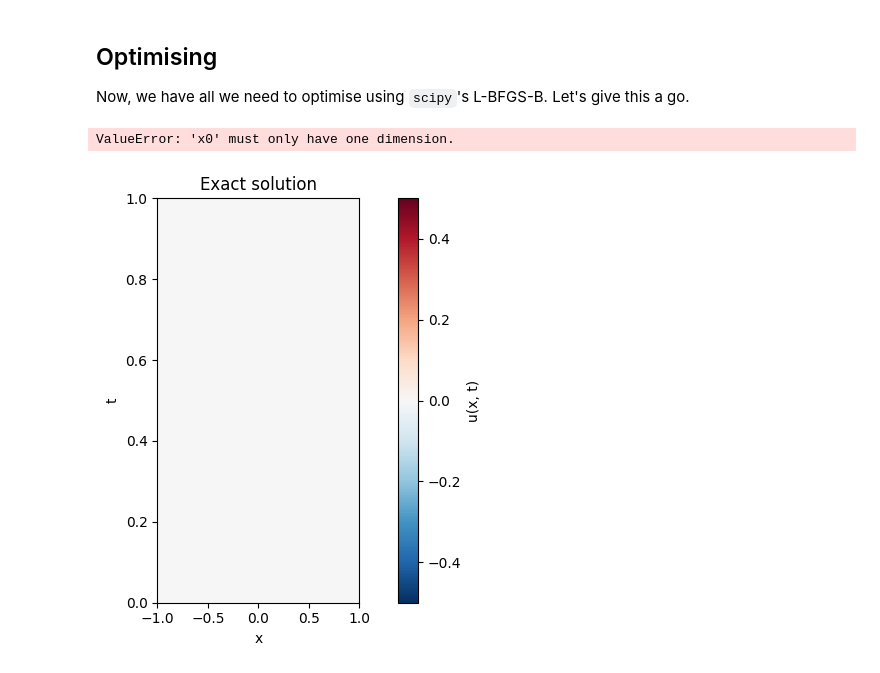
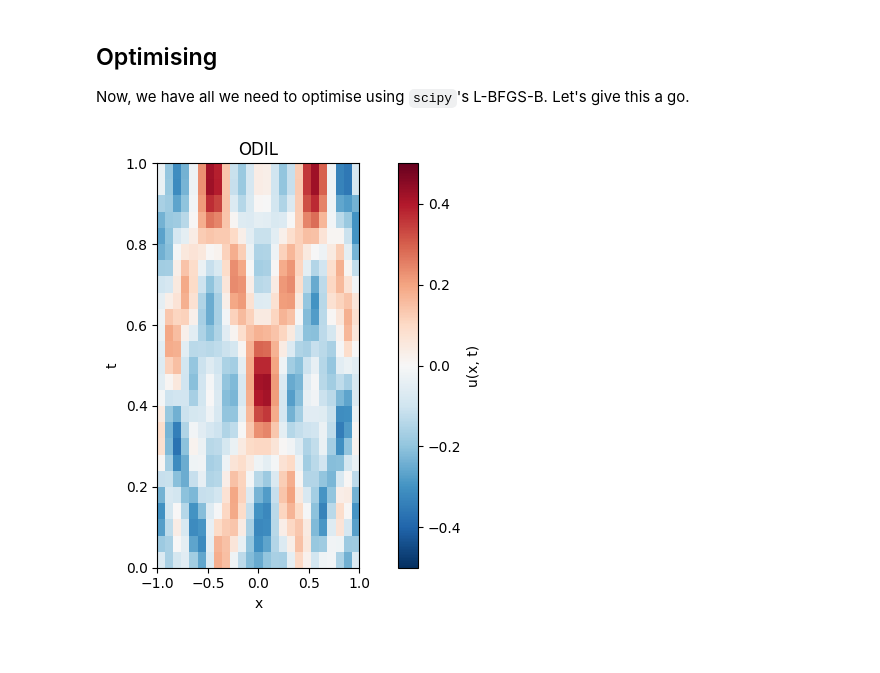
Before and after one commit to Commit2Cosmos/Transcranial-Ultrasound-ODIL, a Jupyter notebook: notebooks/reproduction/odil.ipynb, the cells around one changed output. Saved outputs shown, nothing was run; the diff lists cells and outputs as text; code cells hidden in the pictures.

```diff
--- a/notebooks/reproduction/odil.ipynb
+++ b/notebooks/reproduction/odil.ipynb
@@ -211,15 +217,16 @@ class DiscretePDELoss:
         return jnp.sum(R_pde**2) + jnp.sum(R_cond**2)
 
     # pde residual component
-    def _R_pde(self, params: jnp.ndarray) -> jnp.ndarray:
-        p = params.reshape(self.u.I, self.u.N)
-        utt = (p[1:-1, 2:]  - 2*p[1:-1, 1:-1] + p[1:-1, :-2]) / self.u.dt**2
-        uxx = (p[2:,   1:-1] - 2*p[1:-1, 1:-1] + p[:-2,  1:-1]) / self.u.dx**2
+    def _R_pde(self, params):
+        p = params.reshape(self.u.N, self.u.I)   # (time, space)
+        utt = (p[2:, 1:-1] - 2*p[1:-1, 1:-1] + p[:-2, 1:-1])  / self.u.dt**2  # varies time
+        uxx = (p[1:-1, 2:] - 2*p[1:-1, 1:-1] + p[1:-1, :-2])  / self.u.dx**2  # varies space
         return (utt - uxx).ravel()
+
 
     # boundary condition component
     def _R_cond(self, params: jnp.ndarray) -> jnp.ndarray:
-        p = params.reshape(self.u.I, self.u.N)
+        p = params.reshape(self.u.N, self.u.I)
 
         g_0_i = jnp.zeros(self.u.I)
         g_n_0 = jnp.zeros(self.u.N)
@@ -230,15 +237,15 @@ class DiscretePDELoss:
 
         for k in range(1, 6):
             kpi = k * jnp.pi
-            g_0_i += 0.2 * jnp.cos((xs + 0.5) * kpi)
-            g_n_0 += 0.1 * (jnp.cos((self.u.x_0 - ts + 0.5) * kpi) + jnp.cos((self.u.x_0 + ts + 0.5) * kpi))
-            g_n_I += 0.1 * (jnp.cos((self.u.x_I - ts + 0.5) * kpi) + jnp.cos((self.u.x_I + ts + 0.5) * kpi))
+            g_0_i += 0.2 * (jnp.cos((xs + 0.5) * kpi) + jnp.cos((xs - 0.5) * kpi))
+            g_n_0 += 0.1 * (jnp.cos((self.u.x_0 - ts + 0.5) * kpi) + jnp.cos((self.u.x_0 + ts - 0.5) * kpi))
+            g_n_I += 0.1 * (jnp.cos((self.u.x_I - ts + 0.5) * kpi) + jnp.cos((self.u.x_I + ts - 0.5) * kpi))
 
         return jnp.concatenate([
-            p[:, 0] - g_0_i,
-            (p[:, 1] - p[:, 0]) / self.u.dt,   # gt = 0
-            p[0, :]  - g_n_0,
-            p[-1, :] - g_n_I,
+            p[0, :] - g_0_i,
+            (p[1, :] - p[0, :]) / self.u.dt,   # gt = 0
+            p[:, 0]  - g_n_0,
+            p[:, -1] - g_n_I,
         ])
 # %% [markdown]
 ## Optimising
@@ -251,24 +258,20 @@ import scipy.optimize as scopt
 u = Wavefield() # instantiate with zeros
 functional = DiscretePDELoss(u)
 # %%
-u = Wavefield()
-f = DiscretePDELoss(u)
-grad_f = jax.grad(f)
+# jit compile gradient function
+f_jit = jax.jit(functional)
+grad_f = jax.jit(jax.grad(functional)) # specify the gradient using jax
 
+# optimise
 result = scopt.minimize(
-    f,
+    functional,
     x0=u._data.copy(),
     jac=grad_f,
     method='L-BFGS-B',
-    options={'maxiter': 50000, 'ftol': 1e-15, 'gtol': 1e-10}
+    options={'maxiter': 5000, 'ftol': 1e-12, 'gtol': 1e-8}
 )
 
 u._data = result.x
 u.show('ODIL')
 # %% [output]
-ValueError: 'x0' must only have one dimension.
+[figure, added]
-# %%
-u._data = result.x
-u.show()
-# %% [output]
-[figure, removed]
```
Also changed, not shown: parts of 4 cells of this notebook.
